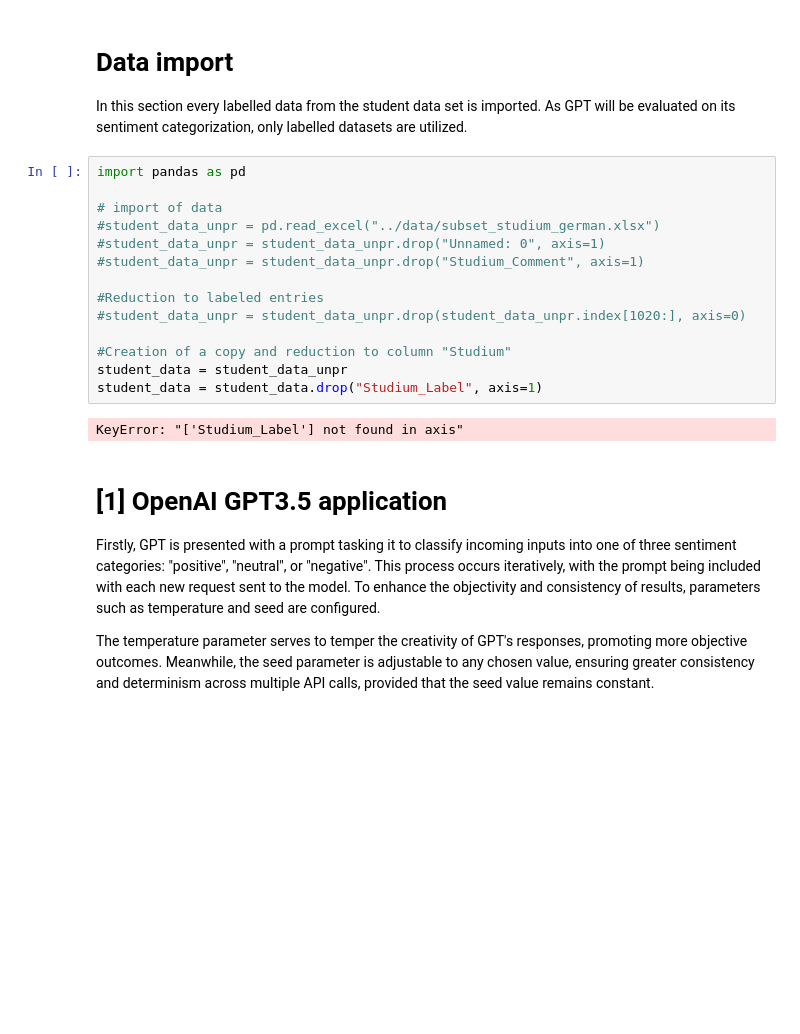
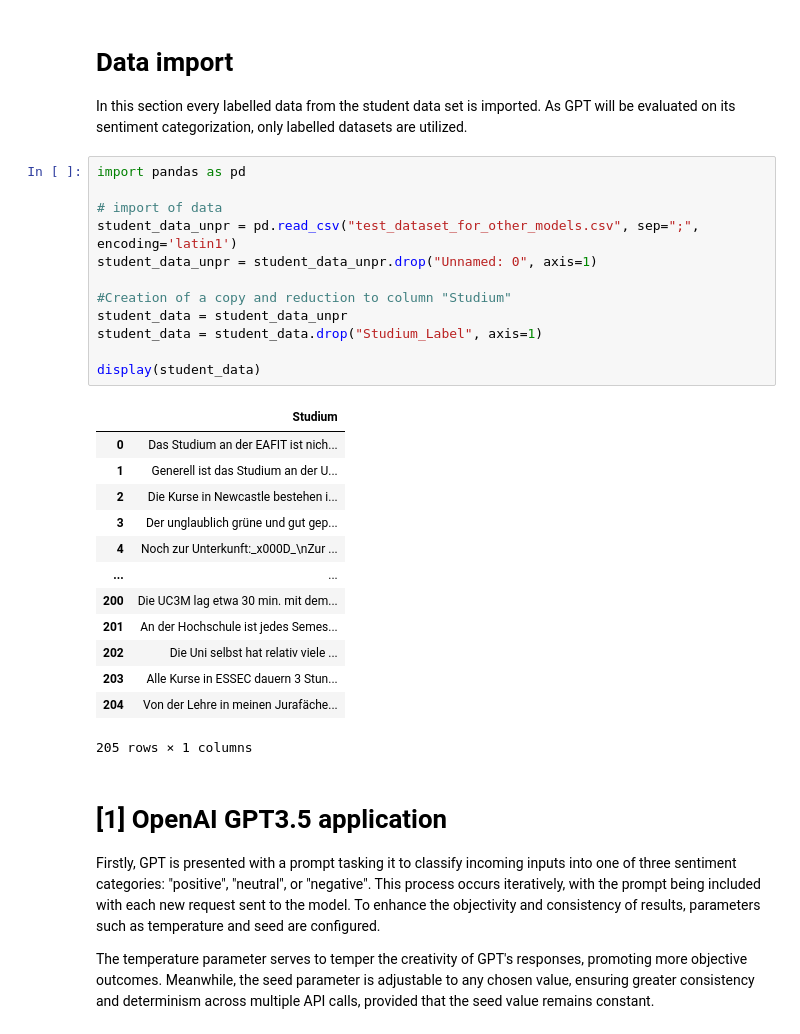
Before and after one commit to FabianDus1002/Data-Mining-Team9, a Jupyter notebook: llm/OpenAI - Sentiment Analysis.ipynb, the cells around one changed output. Saved outputs shown, nothing was run; the diff lists cells and outputs as text; blank space fills up the shorter version.

Commit message:
Replacement of dataset

```diff
--- a/llm/OpenAI - Sentiment Analysis.ipynb
+++ b/llm/OpenAI - Sentiment Analysis.ipynb
@@ -7,19 +7,29 @@ In this section every labelled data from the student data set is imported. As GP
 # %%
 import pandas as pd
 
 # import of data
-#student_data_unpr = pd.read_excel("../data/subset_studium_german.xlsx")
-#student_data_unpr = student_data_unpr.drop("Unnamed: 0", axis=1)
-#student_data_unpr = student_data_unpr.drop("Studium_Comment", axis=1)
-
-#Reduction to labeled entries
-#student_data_unpr = student_data_unpr.drop(student_data_unpr.index[1020:], axis=0)
+student_data_unpr = pd.read_csv("test_dataset_for_other_models.csv", sep=";", encoding='latin1')
+student_data_unpr = student_data_unpr.drop("Unnamed: 0", axis=1)
 
 #Creation of a copy and reduction to column "Studium"
 student_data = student_data_unpr
 student_data = student_data.drop("Studium_Label", axis=1)
+
+display(student_data)
 # %% [output]
+|  | Studium |
+| 0 | Das Studium an der EAFIT ist nich... |
+| 1 | Generell ist das Studium an der U... |
+| 2 | Die Kurse in Newcastle bestehen i... |
+| 3 | Der unglaublich grüne und gut gep... |
+| 4 | Noch zur Unterkunft:_x000D_\nZur ... |
+| ... | ... |
+| 200 | Die UC3M lag etwa 30 min. mit dem... |
+| 201 | An der Hochschule ist jedes Semes... |
+| 202 | Die Uni selbst hat relativ viele ... |
+| 203 | Alle Kurse in ESSEC dauern 3 Stun... |
+| 204 | Von der Lehre in meinen Jurafäche... |
-KeyError: "['Studium_Label'] not found in axis"
+205 rows × 1 columns
 # %% [markdown]
 # [1] OpenAI GPT3.5 application
 
```
Also changed, not shown: parts of 23 cells of this notebook, 4 other files.
